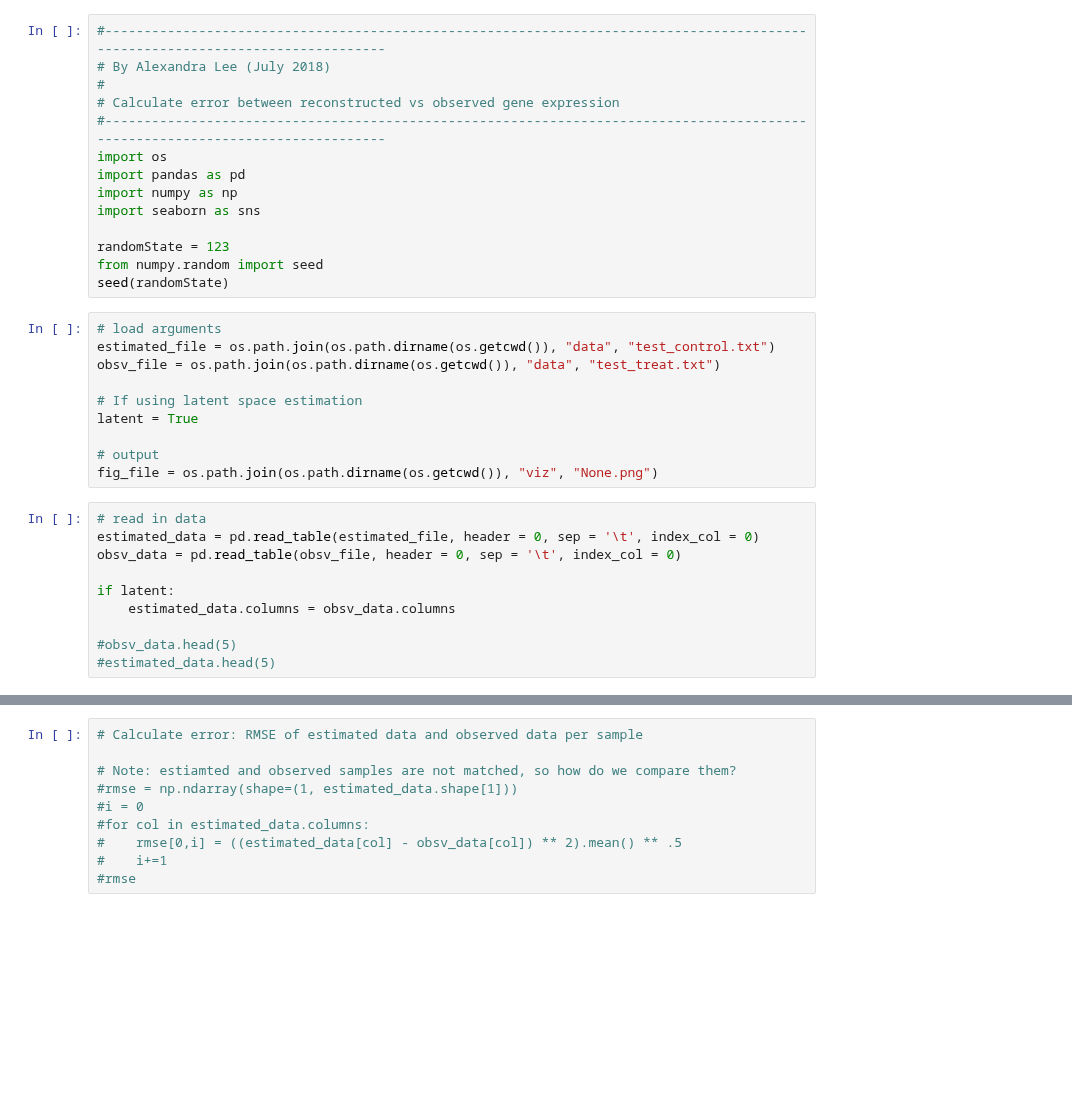
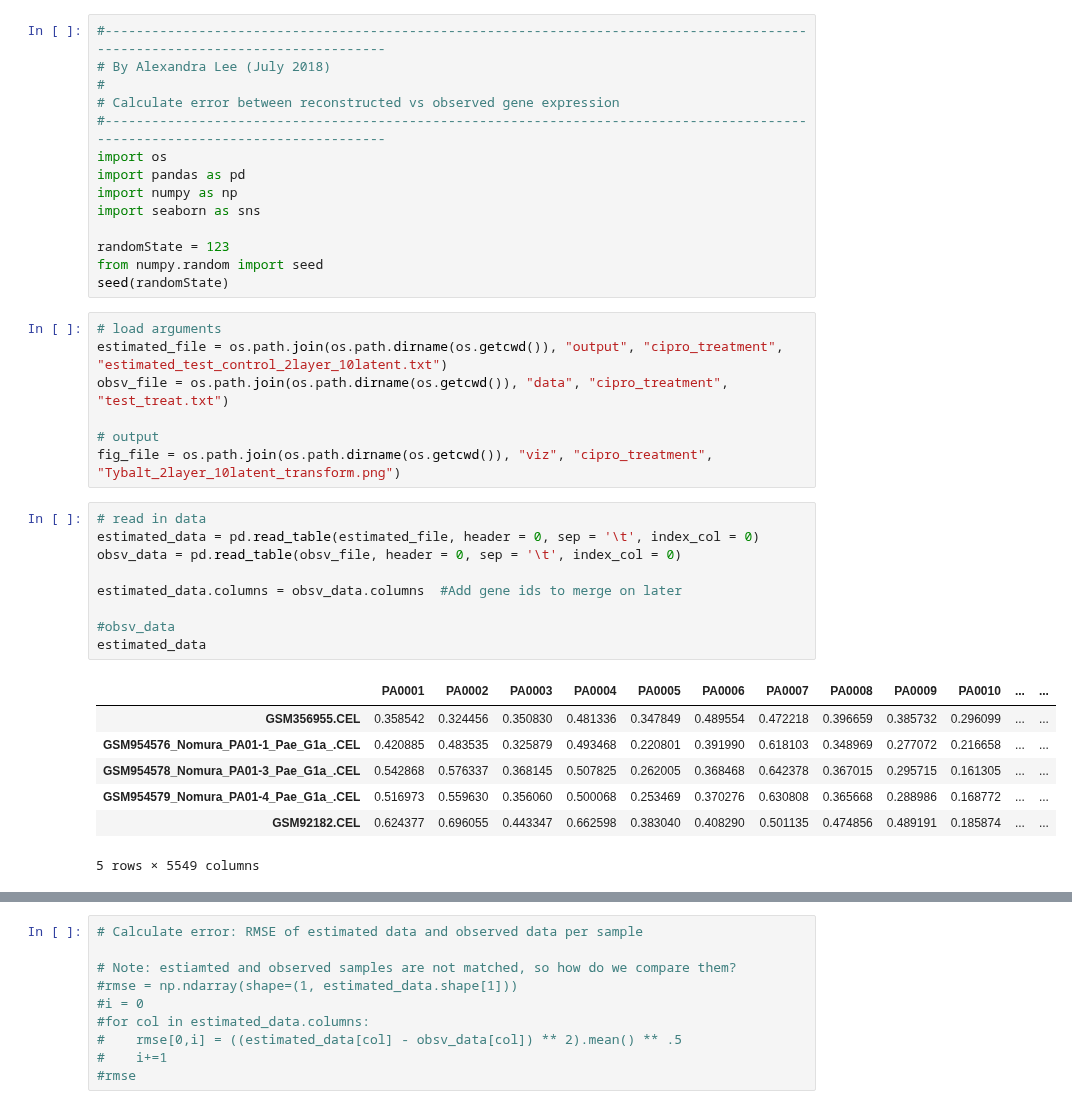
Before and after one commit to greenelab/Pseudomonas_latent_spaces, a Jupyter notebook: scripts/eval_transformation.ipynb, the cells around one changed output, grey strips where cells are left out. Saved outputs shown, nothing was run; the diff lists cells and outputs as text; blank space fills up the shorter version.

```diff
--- a/scripts/eval_transformation.ipynb
+++ b/scripts/eval_transformation.ipynb
@@ -16,24 +16,28 @@ from numpy.random import seed
 seed(randomState)
 # %%
 # load arguments
-estimated_file = os.path.join(os.path.dirname(os.getcwd()), "data", "test_control.txt")
-obsv_file = os.path.join(os.path.dirname(os.getcwd()), "data", "test_treat.txt")
-
-# If using latent space estimation
-latent = True
+estimated_file = os.path.join(os.path.dirname(os.getcwd()), "output", "cipro_treatment", "estimated_test_control_2layer_10latent.txt")
+obsv_file = os.path.join(os.path.dirname(os.getcwd()), "data", "cipro_treatment", "test_treat.txt")
 
 # output
-fig_file = os.path.join(os.path.dirname(os.getcwd()), "viz", "None.png")
+fig_file = os.path.join(os.path.dirname(os.getcwd()), "viz", "cipro_treatment", "Tybalt_2layer_10latent_transform.png")
 # %%
 # read in data
 estimated_data = pd.read_table(estimated_file, header = 0, sep = '\t', index_col = 0)
 obsv_data = pd.read_table(obsv_file, header = 0, sep = '\t', index_col = 0)
 
-if latent:
-    estimated_data.columns = obsv_data.columns
+estimated_data.columns = obsv_data.columns  #Add gene ids to merge on later
 
-#obsv_data.head(5)
-#estimated_data.head(5)
+#obsv_data
+estimated_data
+# %% [output]
+|  | PA0001 | PA0002 | PA0003 | PA0004 | PA0005 | PA0006 | PA0007 | PA0008 | PA0009 | PA0010 | ... | ... |
+| GSM356955.CEL | 0.358542 | 0.324456 | 0.350830 | 0.481336 | 0.347849 | 0.489554 | 0.472218 | 0.396659 | 0.385732 | 0.296099 | ... | ... |
+| GSM954576_Nomura_PA01-1_Pae_G1a_.CEL | 0.420885 | 0.483535 | 0.325879 | 0.493468 | 0.220801 | 0.391990 | 0.618103 | 0.348969 | 0.277072 | 0.216658 | ... | ... |
+| GSM954578_Nomura_PA01-3_Pae_G1a_.CEL | 0.542868 | 0.576337 | 0.368145 | 0.507825 | 0.262005 | 0.368468 | 0.642378 | 0.367015 | 0.295715 | 0.161305 | ... | ... |
+| GSM954579_Nomura_PA01-4_Pae_G1a_.CEL | 0.516973 | 0.559630 | 0.356060 | 0.500068 | 0.253469 | 0.370276 | 0.630808 | 0.365668 | 0.288986 | 0.168772 | ... | ... |
+| GSM92182.CEL | 0.624377 | 0.696055 | 0.443347 | 0.662598 | 0.383040 | 0.408290 | 0.501135 | 0.474856 | 0.489191 | 0.185874 | ... | ... |
+5 rows × 5549 columns
 # %%
 # Average gene expression across samples
 estimated_data_mean = estimated_data.mean(axis=0)
```
Also changed, not shown: parts of 3 cells of this notebook, 18 other files.
